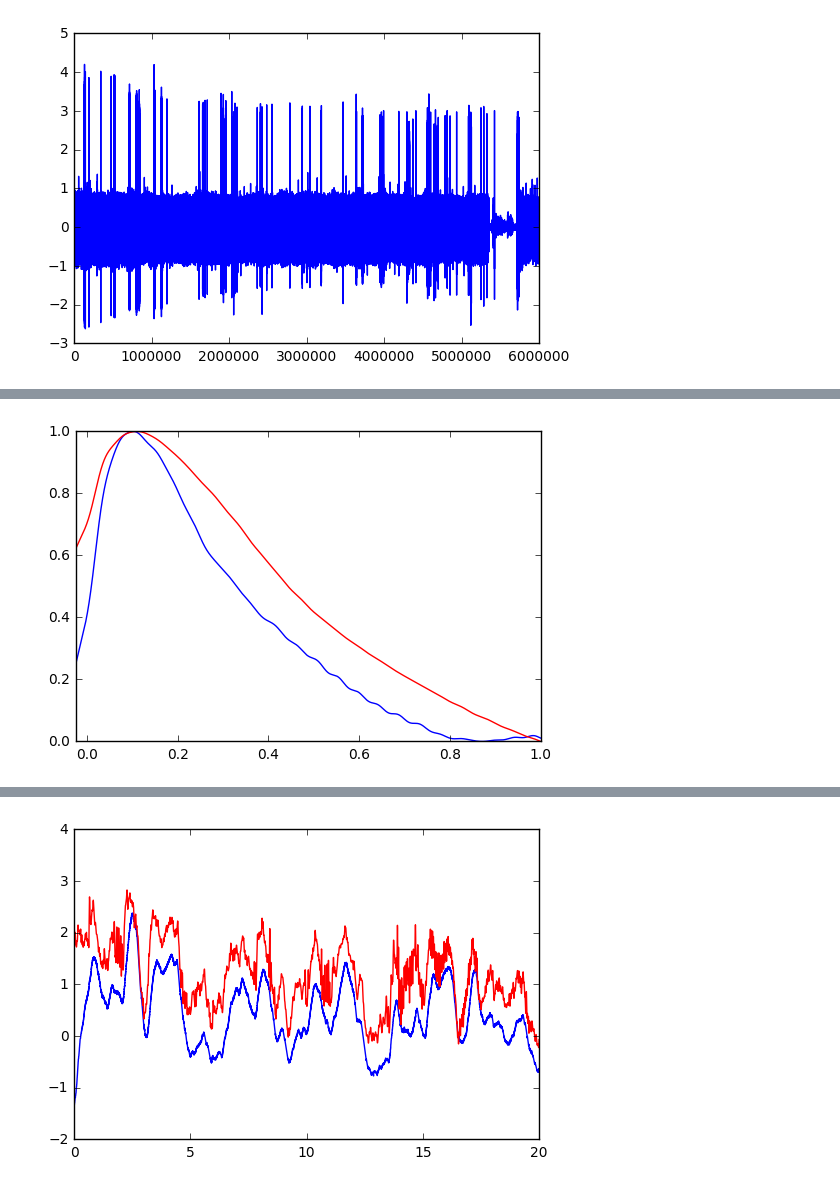
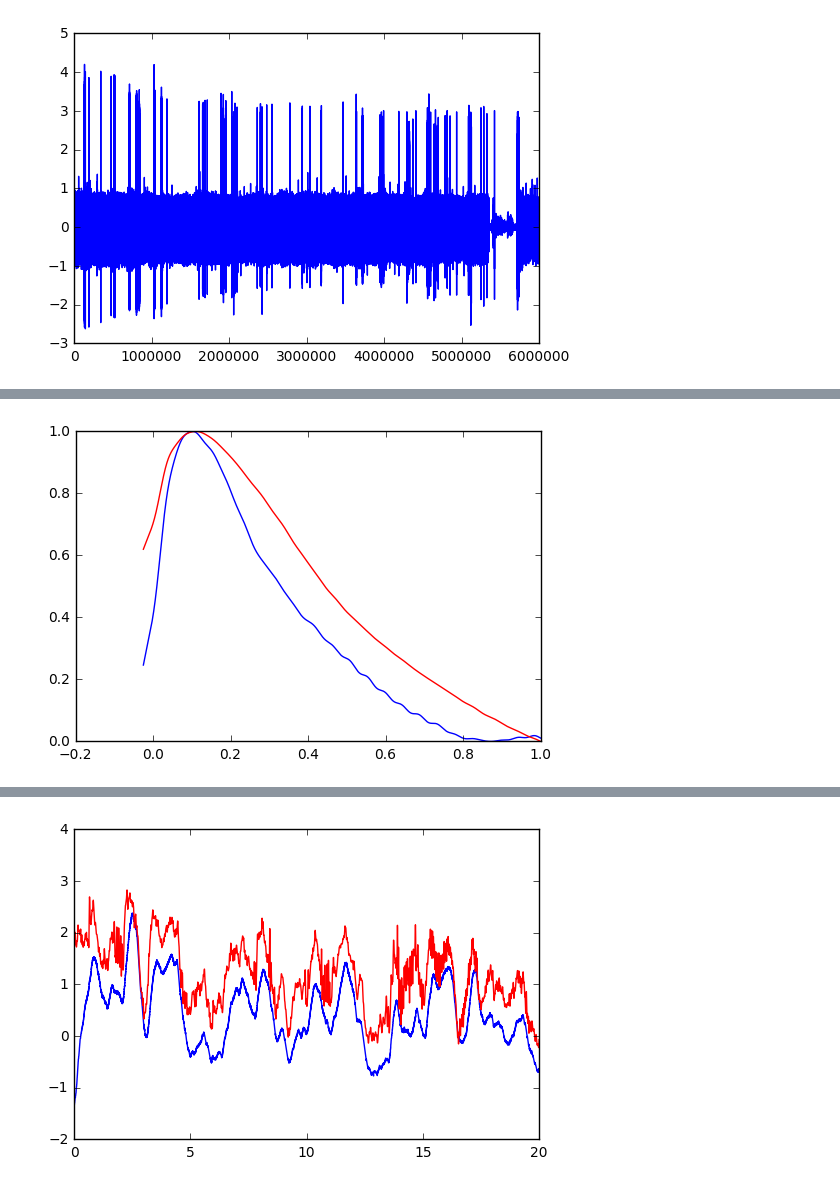
Before and after one commit to lyshds/kinematics_triggered_correlations, a Jupyter notebook: 03.2_test_iii3_i1_compare.ipynb, the cells around one changed output, grey strips where cells are left out. Saved outputs shown, nothing was run; the diff lists cells and outputs as text; code cells hidden in the pictures.

```diff
--- a/03.2_test_iii3_i1_compare.ipynb
+++ b/03.2_test_iii3_i1_compare.ipynb
@@ -352,2 +359,28 @@ print np.shape(peak_idxs_2)
 (20500,)
 (244,)
+# %%
+#plt.plot(ep_times_2[:20500],np.mean(sta_mtrx_2,axis = 0))
+#plt.gca().set_xbound(0,1)
+#plt.plot(ep_times[:20500],np.mean(sta_mtrx,axis = 0))
+#plt.gca().set_xbound(0,1)
+
+i1_kernel=np.mean(sta_mtrx_2, axis=0)
+iii3_kernel =np.mean(sta_mtrx, axis=0)
+
+
+max=1
+min=0
+
+#feature_range=(min, max) the full formula is:
+i1_kernel_std = (i1_kernel - i1_kernel.min(axis=0)) / (i1_kernel.max(axis=0) - i1_kernel.min(axis=0))
+i1_scaled = i1_kernel_std * (max - min) + min
+iii3_kernel_std = (iii3_kernel - iii3_kernel.min(axis=0)) / (iii3_kernel.max(axis=0) - iii3_kernel.min(axis=0))
+iii3_scaled = iii3_kernel_std * (max - min) + min
+
+zero_padded_kernel =np.hstack((np.zeros_like(iii3_scaled[500:]),iii3_scaled[500:]))
+
+plt.plot(ep_times_2[:20500]-ep_times_2[500],i1_scaled, color='b')
+plt.gca().set_xbound(0,1)
+plt.plot(ep_times[:20500]-ep_times_2[500],iii3_scaled, color='r')
+plt.gca().set_xbound(-1*ep_times_2[500],ep_times[20000])
+plt.savefig('preliminary_comp_i1_iii_3_spike_triggered_average_kernel.pdf')
@@ -354,26 +389,26 @@ print np.shape(peak_idxs_2)
 # %%
 #plt.plot(ep_times_2[:20500],np.mean(sta_mtrx_2,axis = 0))
 #plt.gca().set_xbound(0,1)
 #plt.plot(ep_times[:20500],np.mean(sta_mtrx,axis = 0))
 #plt.gca().set_xbound(0,1)
 
 i1_kernel=np.mean(sta_mtrx_2, axis=0)
 iii3_kernel =np.mean(sta_mtrx, axis=0)
 zero_padded_kernel =np.hstack((np.zeros_like(iii3_scaled[500:]),iii3_scaled[500:]))
 
 max=1
 min=0
 
 #feature_range=(min, max) the full formula is:
 i1_kernel_std = (i1_kernel - i1_kernel.min(axis=0)) / (i1_kernel.max(axis=0) - i1_kernel.min(axis=0))
 i1_scaled = i1_kernel_std * (max - min) + min
 iii3_kernel_std = (iii3_kernel - iii3_kernel.min(axis=0)) / (iii3_kernel.max(axis=0) - iii3_kernel.min(axis=0))
 iii3_scaled = iii3_kernel_std * (max - min) + min
 
 plt.plot(ep_times_2[:20500]-ep_times_2[500],i1_scaled, color='b')
-plt.gca().set_xbound(0,1)
+plt.gca().set_xbound(-1,1)
 plt.plot(ep_times[:20500]-ep_times_2[500],iii3_scaled, color='r')
-plt.gca().set_xbound(-1*ep_times_2[500],ep_times[20000])
+#plt.gca().set_xbound(-1*ep_times_2[500],ep_times[20000])
 plt.savefig('preliminary_comp_i1_iii_3_spike_triggered_average_kernel.pdf')
 # %% [output]
-[figure, old version]
+[figure, new version]
```
Also changed, not shown: parts of 11 cells of this notebook, 13 other files.
